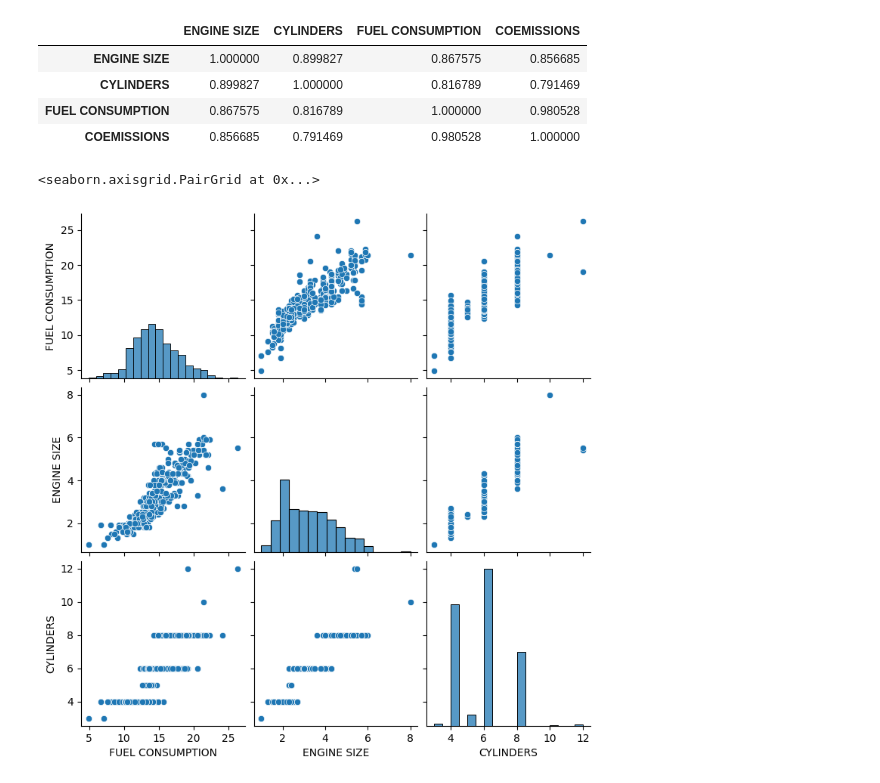
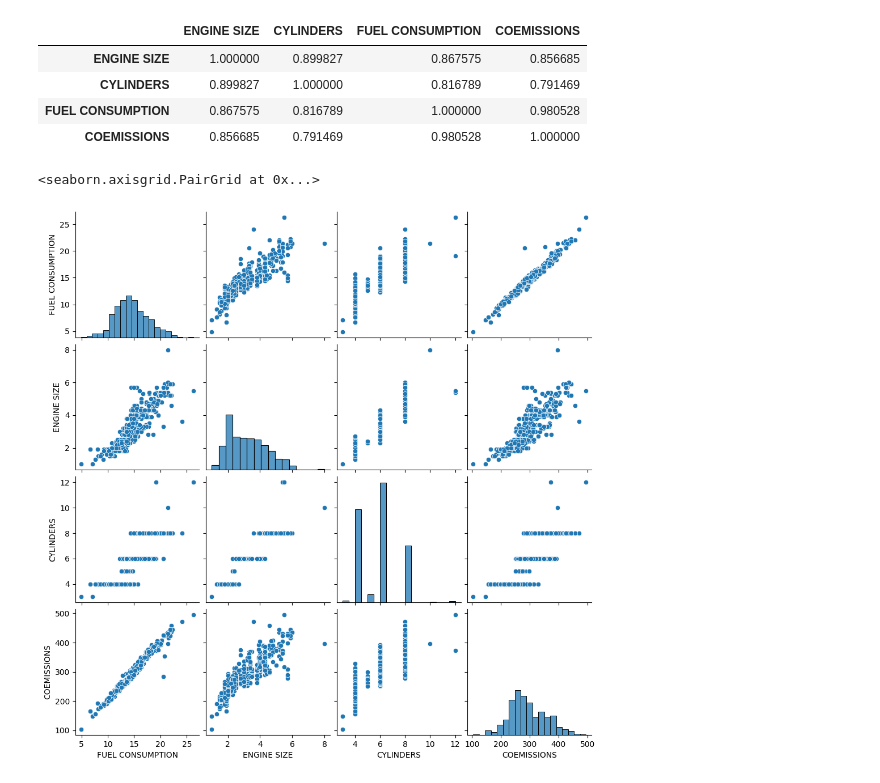
Before and after one commit to Sonipatvampire/regression_task, a Jupyter notebook: notebooks/data_exploration.ipynb, the cells around one changed output. Cells and saved outputs as stored; diff of their text form; code cells hidden in the pictures.

Commit message:
Initial commit with data preprocessing and model training scripts

```diff
--- a/notebooks/data_exploration.ipynb
+++ b/notebooks/data_exploration.ipynb
@@ -106,7 +106,7 @@ training_df.corr(numeric_only = True)
 | COEMISSIONS | 0.856685 | 0.791469 | 0.980528 | 1.000000 |
 # %%
 #@title Code - View pairplot
-sns.pairplot(training_df, x_vars=["FUEL CONSUMPTION", "ENGINE SIZE", "CYLINDERS"], y_vars=["FUEL CONSUMPTION", "ENGINE SIZE", "CYLINDERS"])
+sns.pairplot(training_df, x_vars=["FUEL CONSUMPTION", "ENGINE SIZE", "CYLINDERS","COEMISSIONS"], y_vars=["FUEL CONSUMPTION", "ENGINE SIZE", "CYLINDERS", "COEMISSIONS"])
 # %% [output]
 <seaborn.axisgrid.PairGrid at 0x...>
-[figure, old version]
+[figure, new version]
```
Also changed, not shown: parts of 3 cells of this notebook, 8 other files.
